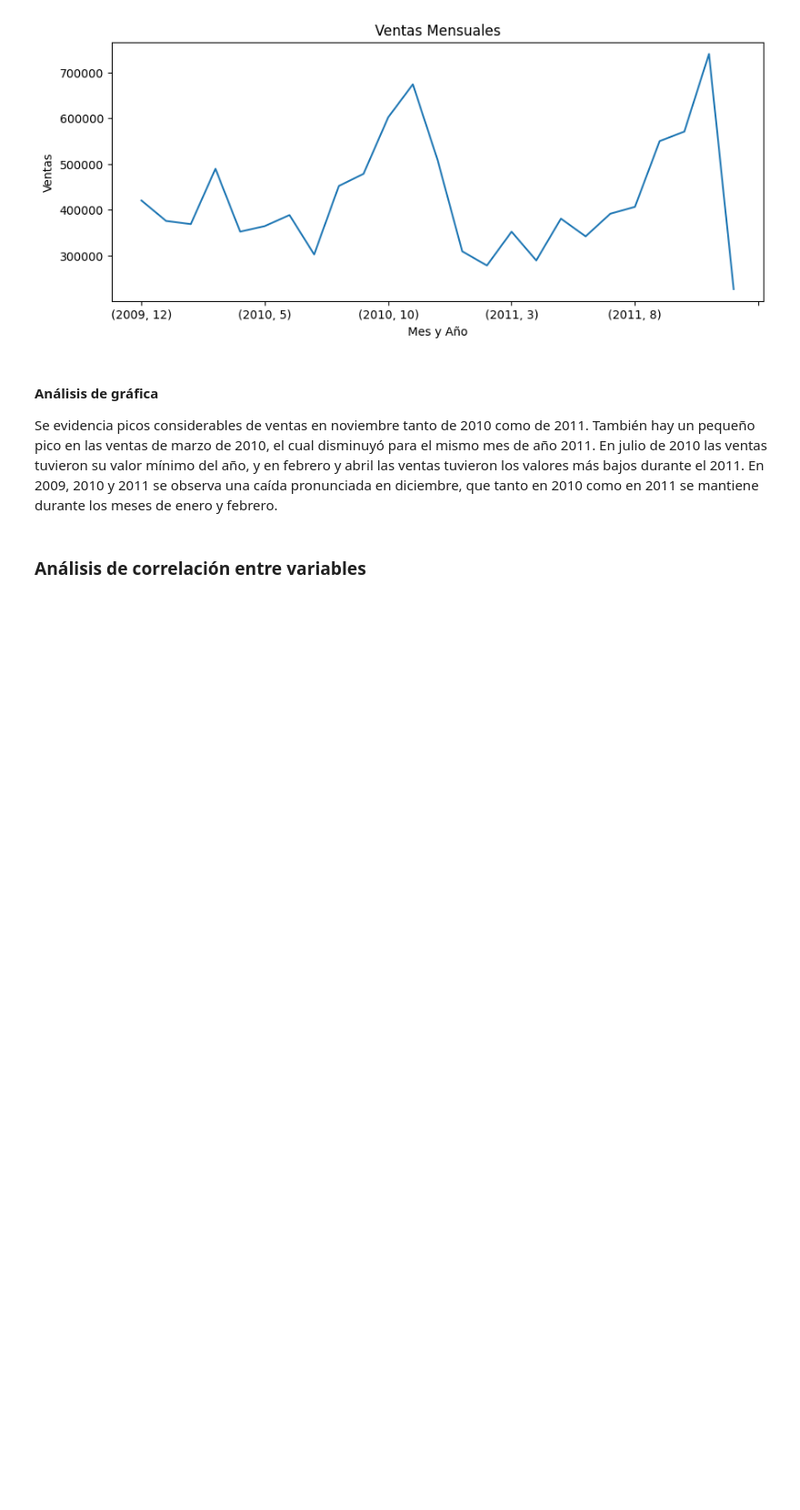
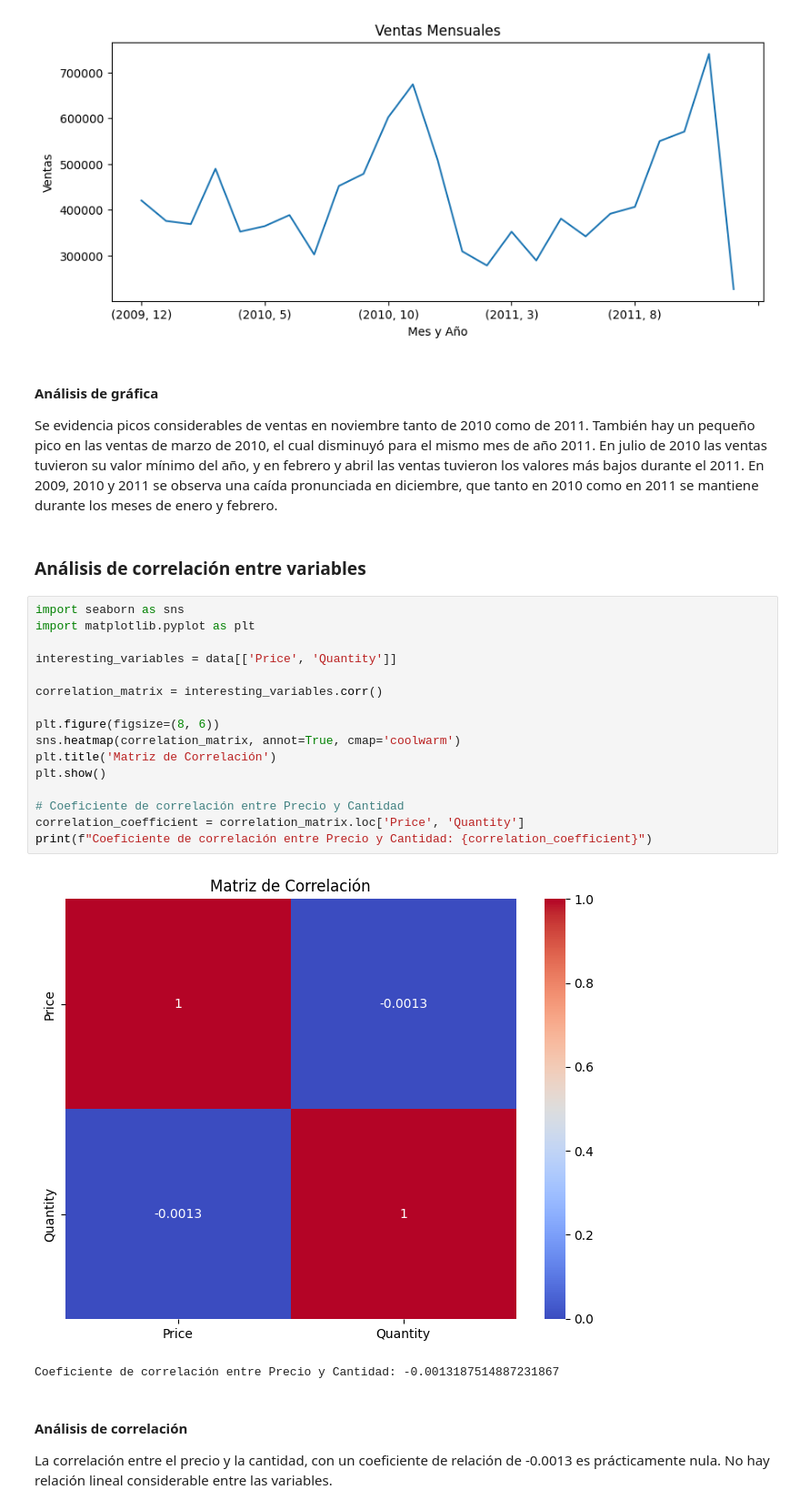
Before and after one commit to andresfeliper3/data_analysis_pandas, a Jupyter notebook: data_analysis.ipynb, the cells around one changed output. Shown at 91% size. Saved outputs shown, nothing was run; the diff lists cells and outputs as text; blank space fills up the shorter version.

```diff
--- a/data_analysis.ipynb
+++ b/data_analysis.ipynb
@@ -179,3 +180,25 @@ plt.show()
 Se evidencia picos considerables de ventas en noviembre tanto de 2010 como de 2011. También hay un pequeño pico en las ventas de marzo de 2010, el cual disminuyó para el mismo mes de año 2011. En julio de 2010 las ventas tuvieron su valor mínimo del año, y en febrero y abril las ventas tuvieron los valores más bajos durante el 2011. En 2009, 2010 y 2011 se observa una caída pronunciada en diciembre, que tanto en 2010 como en 2011 se mantiene durante los meses de enero y febrero.
 # %% [markdown]
 ### Análisis de correlación entre variables
+# %%
+import seaborn as sns
+import matplotlib.pyplot as plt
+
+interesting_variables = data[['Price', 'Quantity']]
+
+correlation_matrix = interesting_variables.corr()
+
+plt.figure(figsize=(8, 6))
+sns.heatmap(correlation_matrix, annot=True, cmap='coolwarm')
+plt.title('Matriz de Correlación')
+plt.show()
+
+# Coeficiente de correlación entre Precio y Cantidad
+correlation_coefficient = correlation_matrix.loc['Price', 'Quantity']
+print(f"Coeficiente de correlación entre Precio y Cantidad: {correlation_coefficient}")
+# %% [output]
+[figure, added]
+Coeficiente de correlación entre Precio y Cantidad: -0.0013187514887231867
+# %% [markdown]
+#### Análisis de correlación
+La correlación entre el precio y la cantidad, con un coeficiente de relación de -0.0013 es prácticamente nula. No hay relación lineal considerable entre las variables.
```
Also changed, not shown: parts of 1 cell of this notebook.
